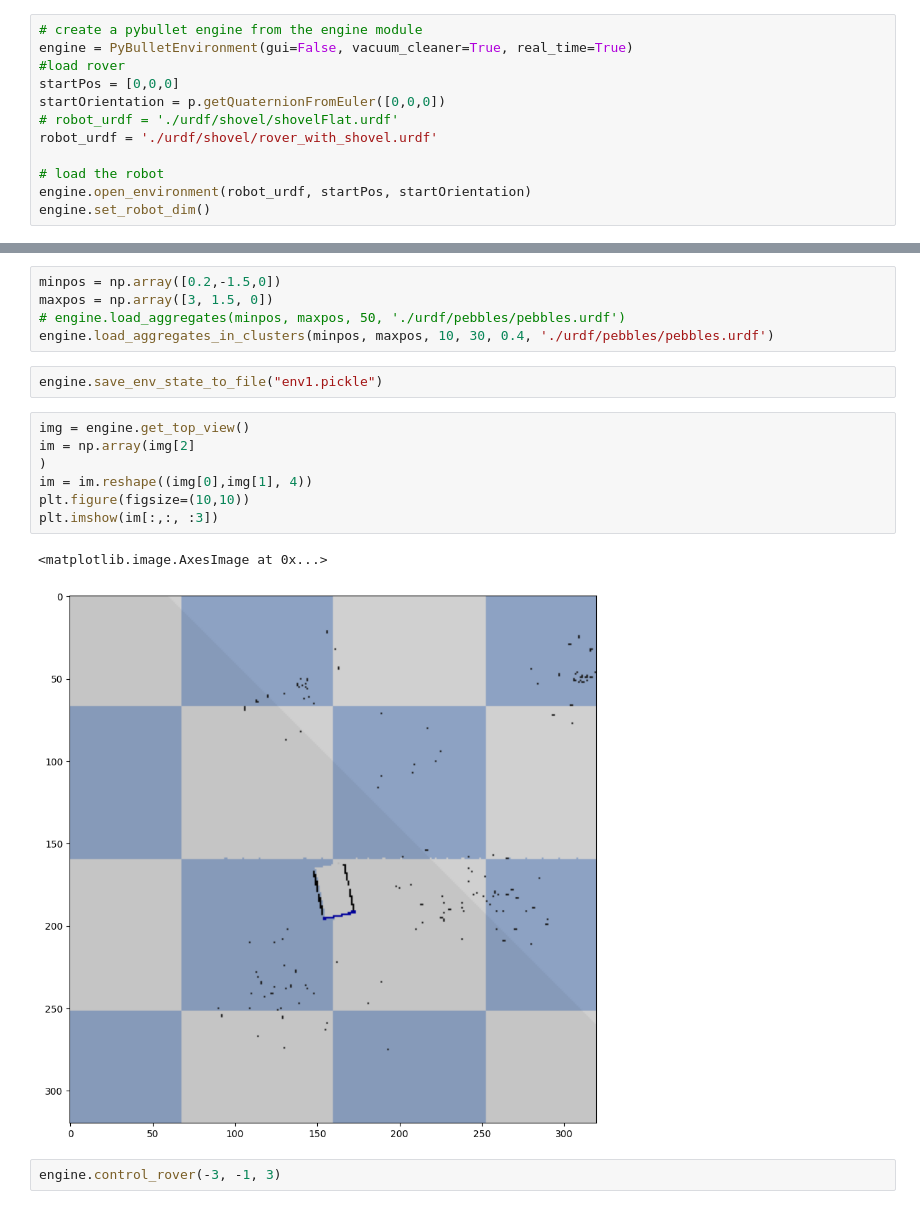
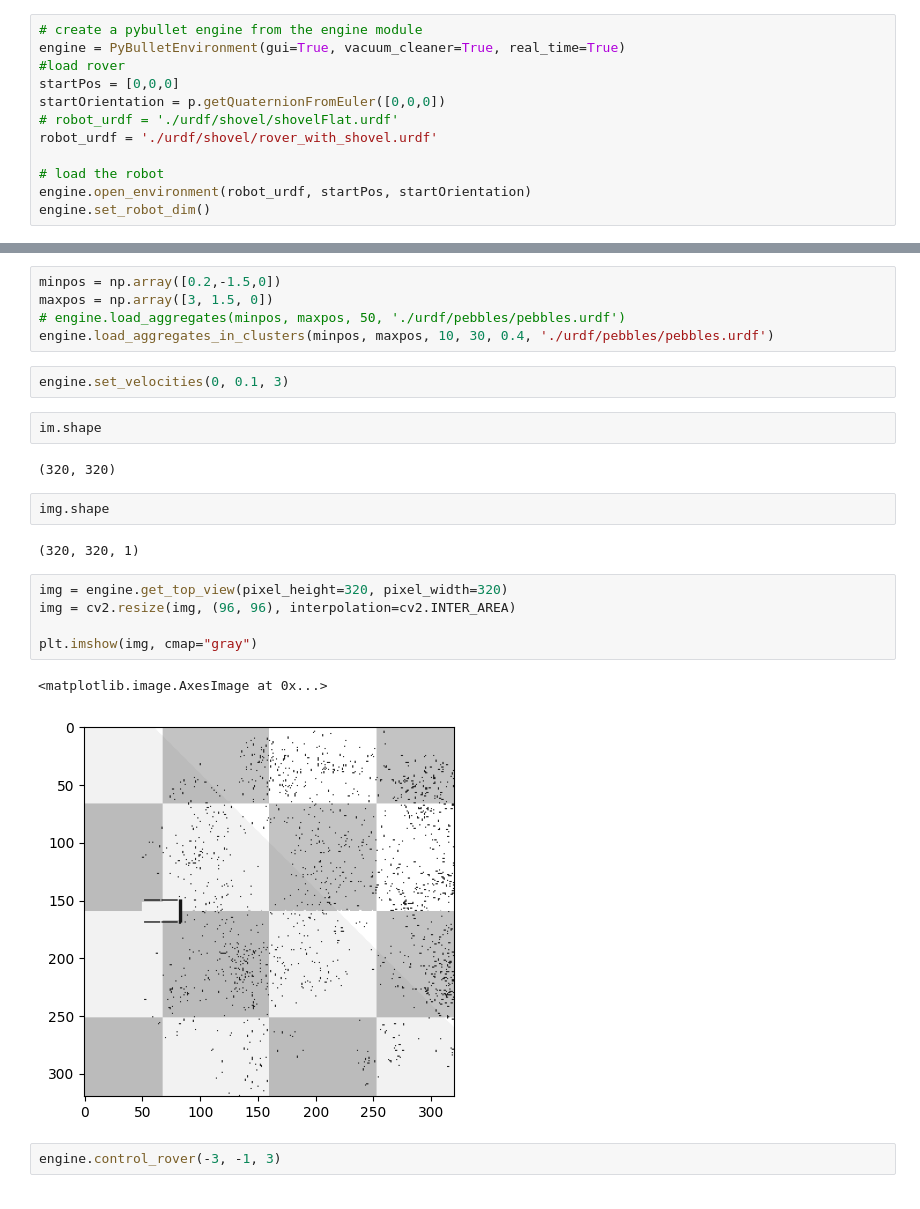
Before and after one commit to CearLab/earth_moving, a Jupyter notebook: earth_moving/clutter/scratchpad_rover.ipynb, the cells around one changed output, grey strips where cells are left out. Drawn from its saved outputs; the diff is of its cells as text.

```diff
--- a/earth_moving/clutter/scratchpad_rover.ipynb
+++ b/earth_moving/clutter/scratchpad_rover.ipynb
@@ -29,6 +53,6 @@ engine.restore_env_state_from_file("env1.pickle", robot_urdf, aggregate_urdf)
 # %%
 # create a pybullet engine from the engine module
-engine = PyBulletEnvironment(gui=False, vacuum_cleaner=True, real_time=True)
+engine = PyBulletEnvironment(gui=True, vacuum_cleaner=True, real_time=True)
 #load rover
 startPos = [0,0,0]
 startOrientation = p.getQuaternionFromEuler([0,0,0])
@@ -43,17 +86,23 @@ minpos = np.array([0.2,-1.5,0])
 maxpos = np.array([3, 1.5, 0])
 # engine.load_aggregates(minpos, maxpos, 50, './urdf/pebbles/pebbles.urdf')
 engine.load_aggregates_in_clusters(minpos, maxpos, 10, 30, 0.4, './urdf/pebbles/pebbles.urdf')
-# %%
-engine.save_env_state_to_file("env1.pickle")
-# %%
-img = engine.get_top_view()
-im = np.array(img[2]
-)
-im = im.reshape((img[0],img[1], 4))
-plt.figure(figsize=(10,10))
-plt.imshow(im[:,:, :3])
-# %% [output]
-<matplotlib.image.AxesImage at 0x...>
-[figure, removed]
+# %%
+engine.set_velocities(0, 0.1, 3)
+# %%
+im.shape
+# %% [output]
+(320, 320)
+# %%
+img.shape
+# %% [output]
+(320, 320, 1)
+# %%
+img = engine.get_top_view(pixel_height=320, pixel_width=320)
+img = cv2.resize(img, (96, 96), interpolation=cv2.INTER_AREA)
+
+plt.imshow(img, cmap="gray")
+# %% [output]
+<matplotlib.image.AxesImage at 0x...>
+[figure, added]
 # %%
 engine.control_rover(-3, -1, 3)
```
Also changed, not shown: parts of 7 cells of this notebook, 1 other file.
